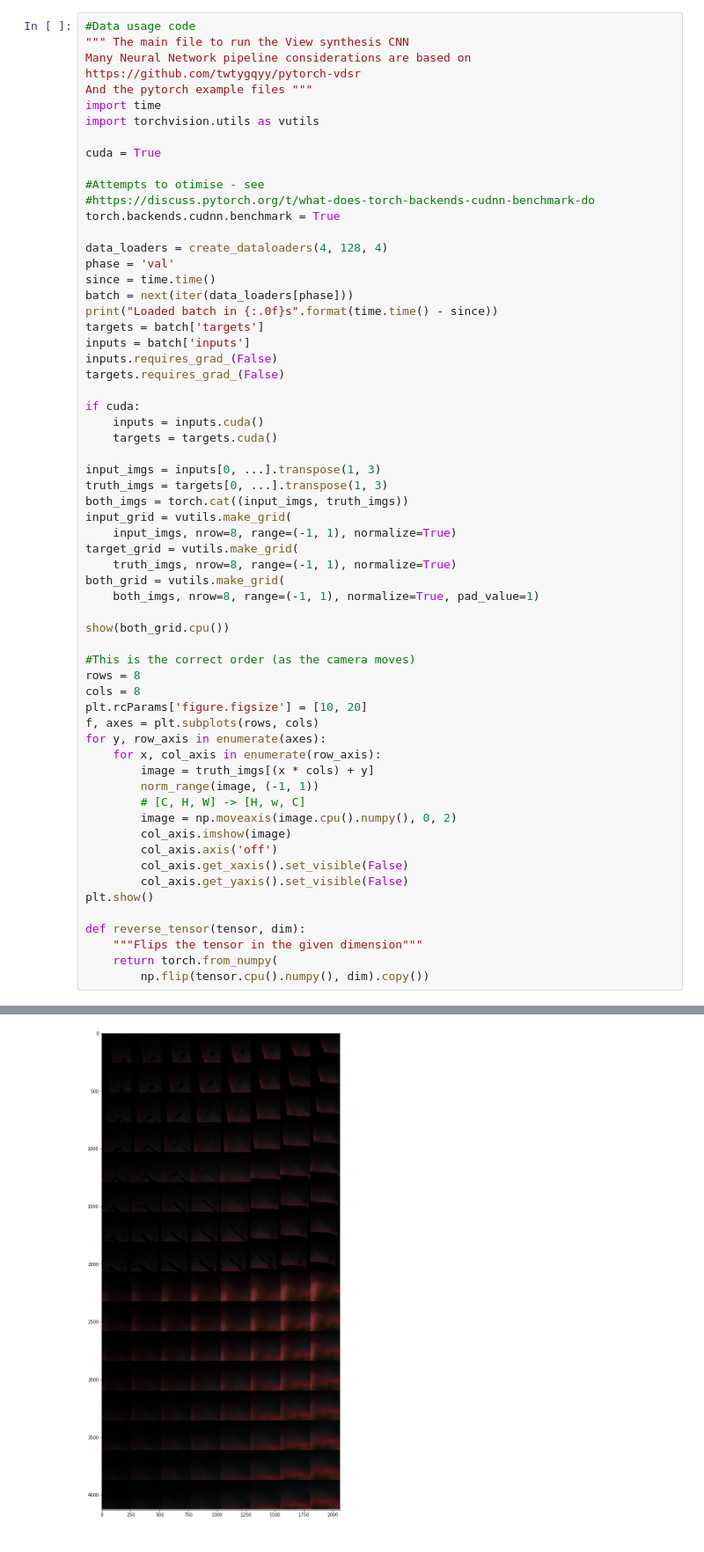
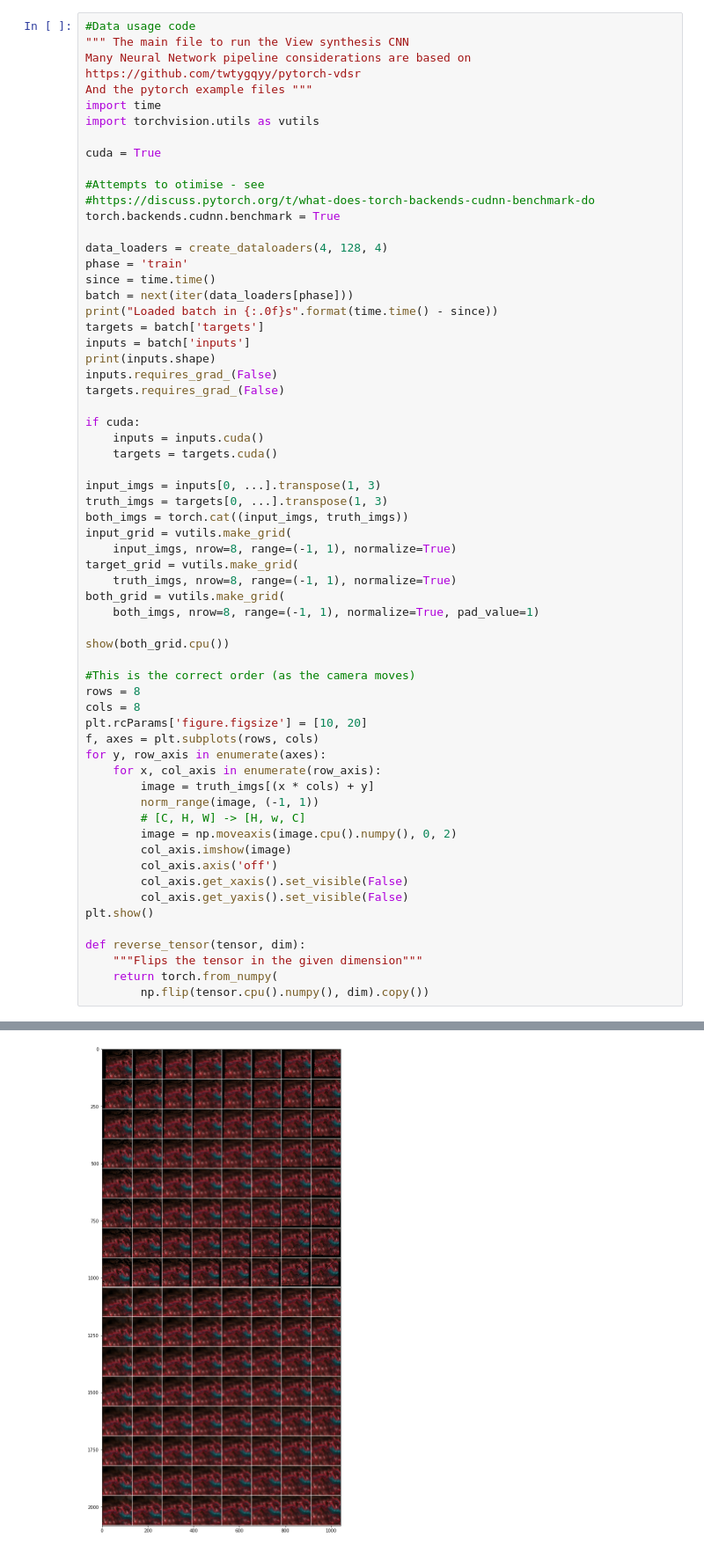
Before and after one commit to seankmartin/LF_View_Synthesis, a Jupyter notebook: Notebooks/InputToNetwork.ipynb, the cells around one changed output, grey strips where cells are left out. Shown at 88% size. Saved outputs shown, nothing was run; the diff lists cells and outputs as text.

```diff
--- a/Notebooks/InputToNetwork.ipynb
+++ b/Notebooks/InputToNetwork.ipynb
@@ -358,12 +358,13 @@ cuda = True
 torch.backends.cudnn.benchmark = True
 
 data_loaders = create_dataloaders(4, 128, 4)
-phase = 'val'
+phase = 'train'
 since = time.time()
 batch = next(iter(data_loaders[phase]))
 print("Loaded batch in {:.0f}s".format(time.time() - since))
 targets = batch['targets']
 inputs = batch['inputs']
+print(inputs.shape)
 inputs.requires_grad_(False)
 targets.requires_grad_(False)
 
@@ -410 +412 @@ Loaded batch in 13s
-[figure, old version]
+[figure, new version]
```
Also changed, not shown: parts of 1 cell of this notebook, 3 other files.
